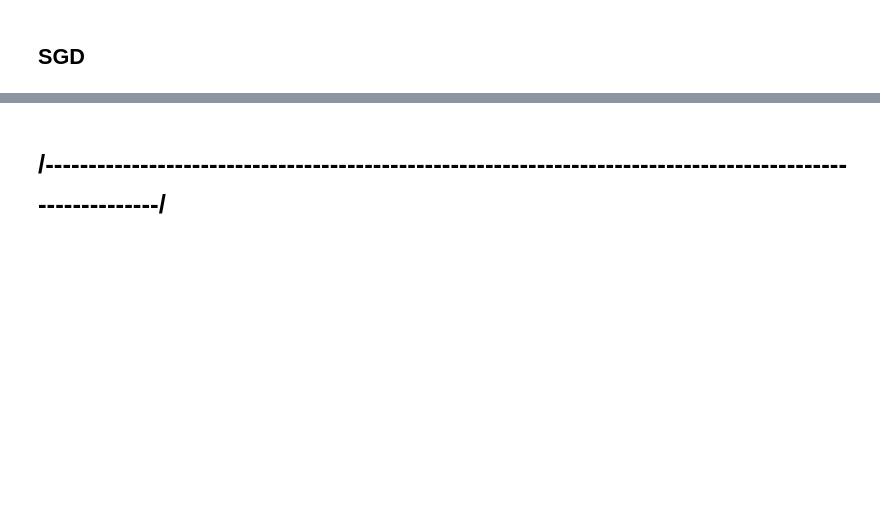
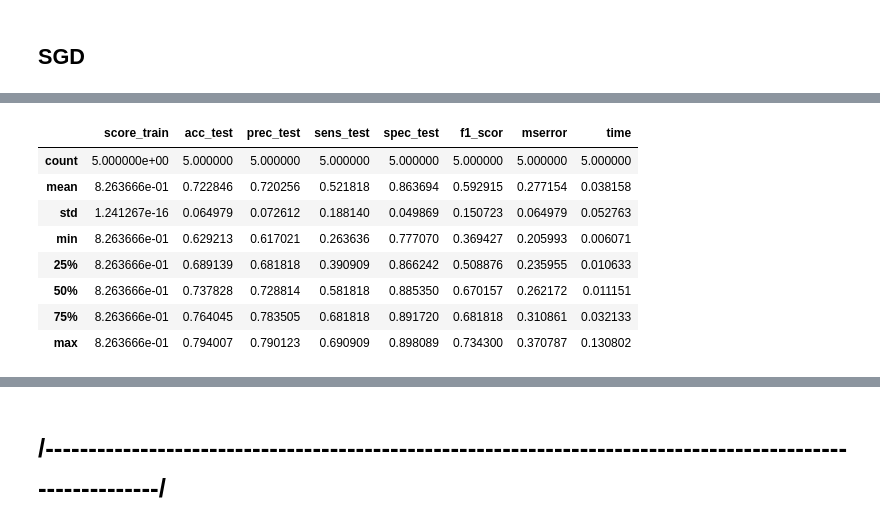
Before and after one commit to alejoso76/titanic-ml, a Jupyter notebook: Titanic.ipynb, the cells around one changed output, grey strips where cells are left out. Saved outputs shown, nothing was run; the diff lists cells and outputs as text; code cells hidden in the pictures; blank space fills up the shorter version.

```diff
--- a/Titanic.ipynb
+++ b/Titanic.ipynb
@@ -356,0 +377,12 @@ Mean Squared Error = 0.31086142322097376
+# %%
+results_df.describe()
+# %% [output]
+|  | score_train | acc_test | prec_test | sens_test | spec_test | f1_scor | mserror | time |
+| count | 5.000000e+00 | 5.000000 | 5.000000 | 5.000000 | 5.000000 | 5.000000 | 5.000000 | 5.000000 |
+| mean | 8.263666e-01 | 0.722846 | 0.720256 | 0.521818 | 0.863694 | 0.592915 | 0.277154 | 0.038158 |
+| std | 1.241267e-16 | 0.064979 | 0.072612 | 0.188140 | 0.049869 | 0.150723 | 0.064979 | 0.052763 |
+| min | 8.263666e-01 | 0.629213 | 0.617021 | 0.263636 | 0.777070 | 0.369427 | 0.205993 | 0.006071 |
+| 25% | 8.263666e-01 | 0.689139 | 0.681818 | 0.390909 | 0.866242 | 0.508876 | 0.235955 | 0.010633 |
+| 50% | 8.263666e-01 | 0.737828 | 0.728814 | 0.581818 | 0.885350 | 0.670157 | 0.262172 | 0.011151 |
+| 75% | 8.263666e-01 | 0.764045 | 0.783505 | 0.681818 | 0.891720 | 0.681818 | 0.310861 | 0.032133 |
+| max | 8.263666e-01 | 0.794007 | 0.790123 | 0.690909 | 0.898089 | 0.734300 | 0.370787 | 0.130802 |
```
Also changed, not shown: parts of 11 cells of this notebook, 1 other file.
